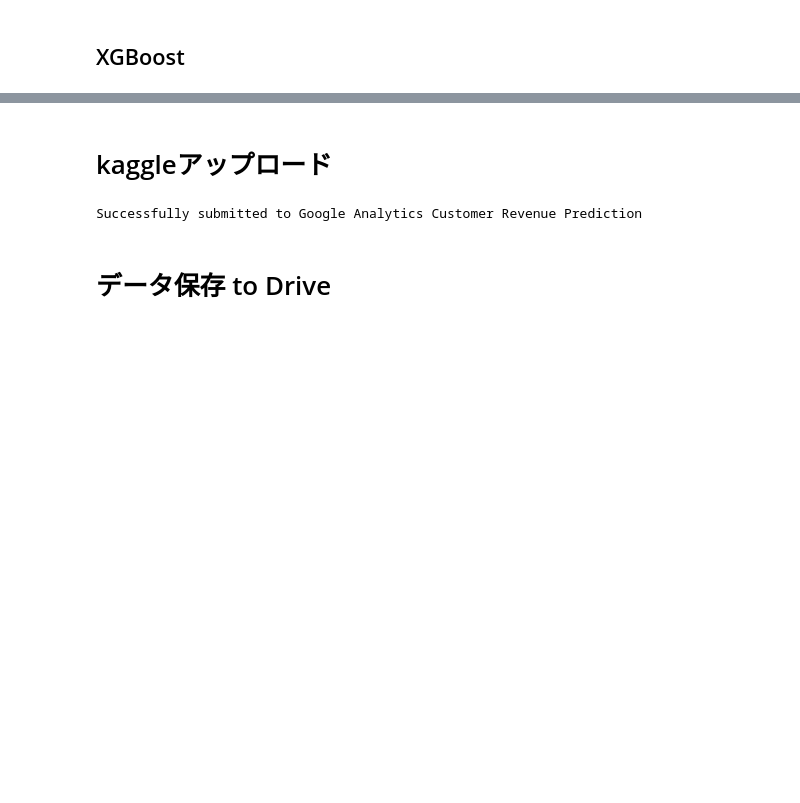
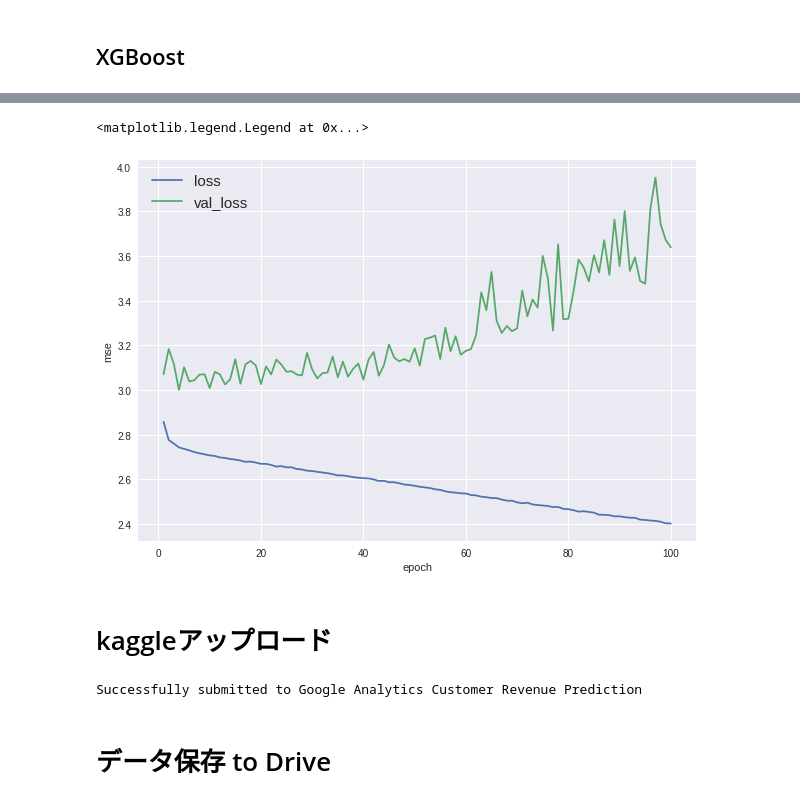
Before and after one commit to taiki323/kaggle_training, a Jupyter notebook: Google_Analytics_Customer_Revenue_Prediction.ipynb, the cells around one changed output, grey strips where cells are left out. Saved outputs shown, nothing was run; the diff lists cells and outputs as text; code cells hidden in the pictures; blank space fills up the shorter version.

Commit message:
deep learning

```diff
--- a/Google_Analytics_Customer_Revenue_Prediction.ipynb
+++ b/Google_Analytics_Customer_Revenue_Prediction.ipynb
@@ -558,0 +604,18 @@ reg.best_estimator_
+# %%
+BATCH_SIZE = 64
+EPOCHS = 50
+LEARNING_RATE = 0.003
+
+optim = keras.optimizers.Adam(lr=LEARNING_RATE)
+early_stop = EarlyStopping(patience=30)
+callbacks = [early_stop]
+
+model = Sequential()
+model.add(Dense(256, input_dim=tran[use_data].values.shape[1], activation='relu'))
+model.add(Dense(128, activation='relu'))
+model.add(Dense(1))
+model.compile(loss='mean_squared_error', optimizer=optim)
+
+history = model.fit(x=dev_x, y=dev_y, batch_size=BATCH_SIZE, epochs=EPOCHS,
+                    callbacks=callbacks,
+                    validation_data=(val_x, val_y))
@@ -558,0 +640,10 @@ reg.best_estimator_
+# %%
+plt.figure(figsize=(10,7))
+plt.xlabel("epoch")
+plt.ylabel("mse")
+plt.plot(np.arange(len(history.history['loss']))+1, history.history['loss'], label='loss')
+plt.plot(np.arange(len(history.history['loss']))+1, history.history['val_loss'], label='val_loss')
+plt.legend(loc='upper left', fontsize=15)
+# %% [output]
+<matplotlib.legend.Legend at 0x...>
+[figure, added]
```
Also changed, not shown: parts of 17 cells of this notebook.
